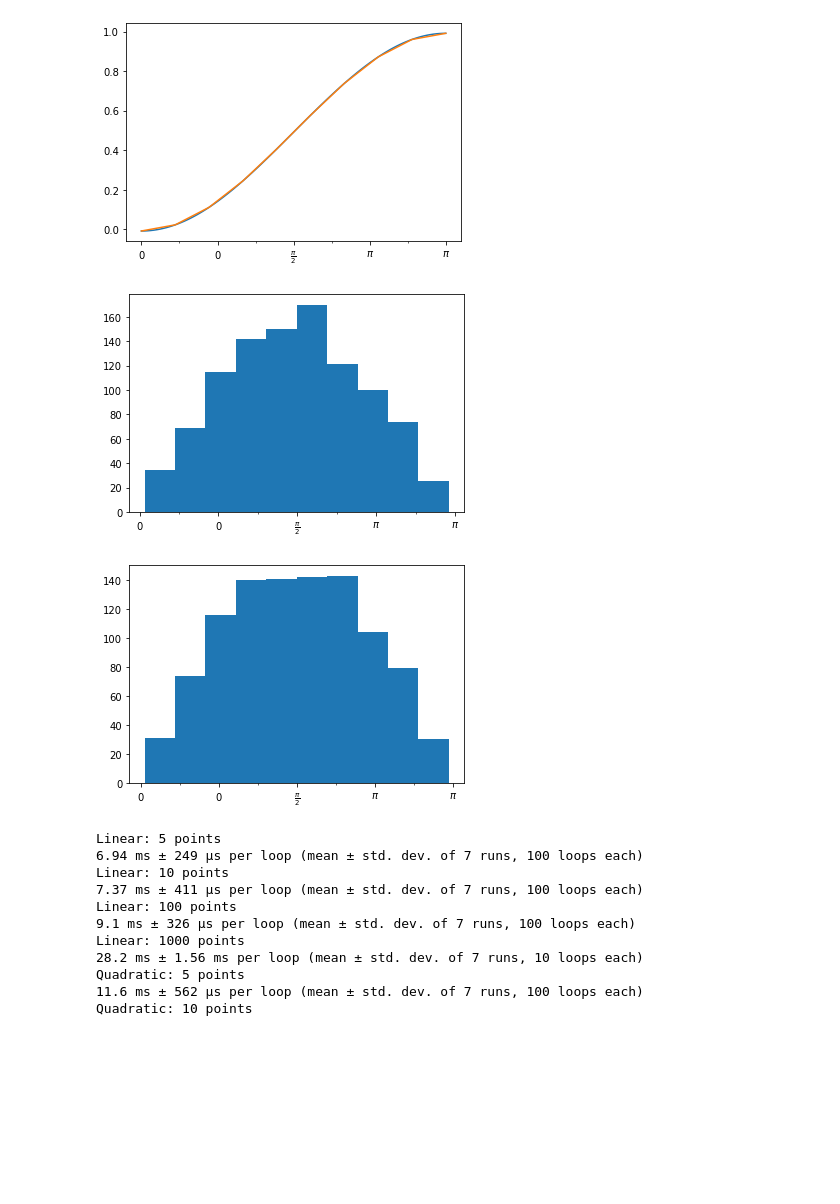
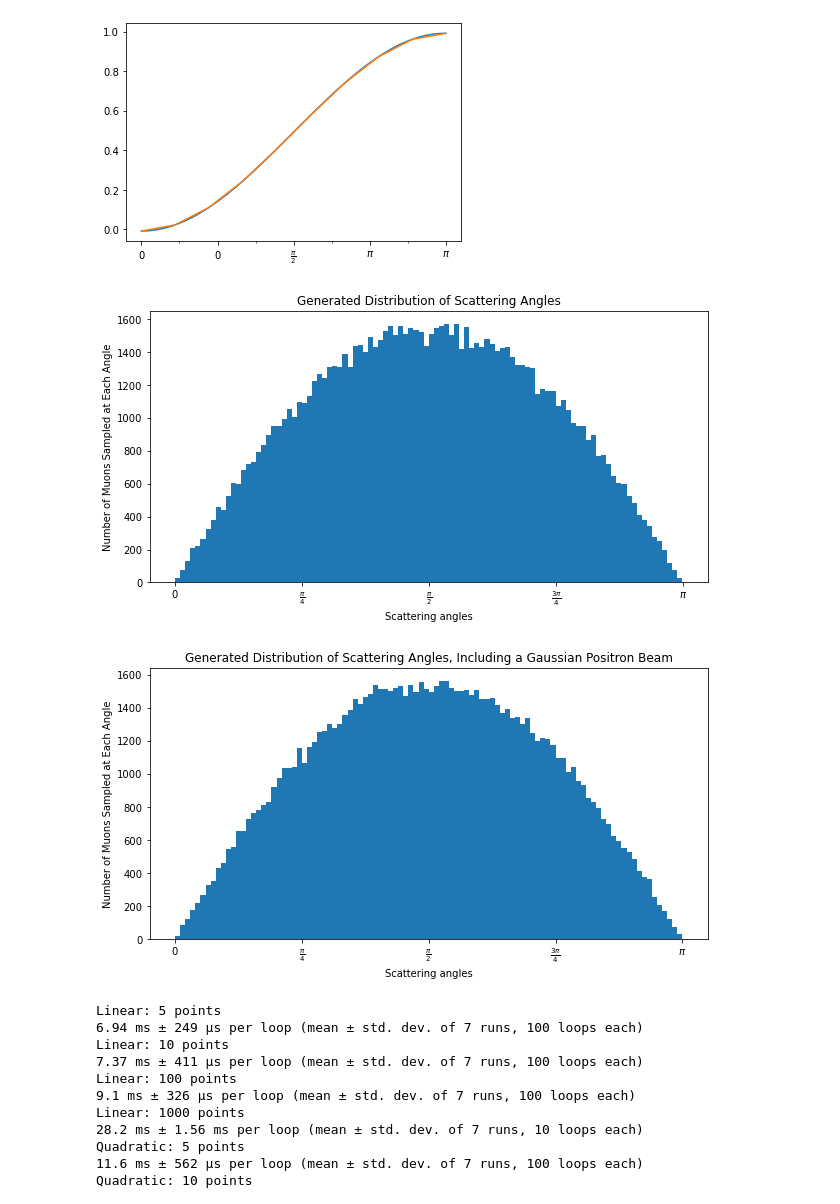
Before and after one commit to jjackson1994/Muon_Project, a Jupyter notebook: DanielsFunctionsCross-sectionsAndProbabilities.ipynb, the cells around one changed output. Saved outputs shown, nothing was run; the diff lists cells and outputs as text; code cells hidden in the pictures; blank space fills up the shorter version.

Commit message:
Added positron beam considerations to my part 4 notebook

```diff
--- a/DanielsFunctionsCross-sectionsAndProbabilities.ipynb
+++ b/DanielsFunctionsCross-sectionsAndProbabilities.ipynb
@@ -69,11 +69,11 @@ def thetaGen3(howMany):#howMany - the number of thetas to generate #s - CoM ener
     fwhm = 500 #MeV
     std = fwhm/(2*np.sqrt(2*np.log(2)))
     E_lab = npr.normal(loc = E_lab_mean, scale = std, size = howMany)
-    s = 2*me2+2*m_e*E_lab
+    si = 2*me2+2*m_e*E_lab
     theta = np.linspace(0,np.pi,100) #theta range used for inverse CDF calc
     thetas = [] #list to hold generated thetas
     for i in range(howMany):
-        CDF = [cdf(x,s[i]) for x in theta]
+        CDF = [cdf(x,si[i]) for x in theta]
     #thetaPredictor is the inverse CDF brought about using a look up table (theta,CDF) and interpolation
         thetaPredictor = interp1d(CDF, theta, kind = "linear")
         thetas.append(float(thetaPredictor(npr.uniform(min(CDF),max(CDF)))))
@@ -110,47 +110,63 @@ ax.xaxis.set_major_locator(plt.MultipleLocator(np.pi / 4))
 ax.xaxis.set_minor_locator(plt.MultipleLocator(np.pi / 8))
 ax.xaxis.set_major_formatter(plt.FuncFormatter(axp.multiple_formatter()))
 #
 
 
 #################################Testing What CDF approximation is best
 figCDF, ax = plt.subplots()
 plt.plot(theta,CDF)
 ax.xaxis.set_major_locator(plt.MultipleLocator(np.pi / 4))
 ax.xaxis.set_minor_locator(plt.MultipleLocator(np.pi / 8))
 ax.xaxis.set_major_formatter(plt.FuncFormatter(axp.multiple_formatter()))
 
 
 
 thetaSM = np.linspace(0,np.pi,10)
 CDF2 = [cdf(x,S) for x in thetaSM]
 #thetaPredictor is the inverse CDF brought about using a look up table (theta,CDF) and interpolation
 cdfPredictor = interp1d(thetaSM, CDF2, kind = 'linear')
 CDF2 = [cdfPredictor(th) for th in theta]
 plt.plot(theta,CDF2)
 
 
 #
-figThetaGen2 , ax = plt.subplots()
-generatedThetas2 = thetaGen2(1000,S)
-plt.hist(generatedThetas2)
-ax.xaxis.set_major_locator(plt.MultipleLocator(np.pi / 4))
-ax.xaxis.set_minor_locator(plt.MultipleLocator(np.pi / 8))
-ax.xaxis.set_major_formatter(plt.FuncFormatter(axp.multiple_formatter()))
+figThetaGen2 , ax = plt.subplots(figsize = (10,5))
+generatedThetas = thetaGen2(int(10e4),S)
+hist = plt.hist(generatedThetas, bins = 100)
+y = hist[0]
+binEdge = hist[1]
+bincenters = 0.5 * (binEdge[1:]+binEdge[:-1])
+binwidth = binEdge[1]-binEdge[0]
+plt.title('Generated Distribution of Scattering Angles')
+plt.ylabel('Number of Muons Sampled at Each Angle')
+plt.xlabel('Scattering angles')
+xlables = ['0',r'$\frac{\pi}{4}$',r'$\frac{\pi}{2}$',r'$\frac{3\pi}{4}$',r'$\pi$']
+xlocations = [0,np.pi/4,np.pi/2,3*np.pi/4,np.pi]
+plt.xticks(ticks = xlocations, labels = xlables)
+plt.show()
 #
 #
-figThetaGen3 , ax = plt.subplots()
-generatedThetas3 = thetaGen3(1000)
-plt.hist(generatedThetas3)
-ax.xaxis.set_major_locator(plt.MultipleLocator(np.pi / 4))
-ax.xaxis.set_minor_locator(plt.MultipleLocator(np.pi / 8))
-ax.xaxis.set_major_formatter(plt.FuncFormatter(axp.multiple_formatter()))
+figThetaGen3 , ax = plt.subplots(figsize = (10,5))
+generatedThetas = thetaGen3(int(10e4))
+hist = plt.hist(generatedThetas, bins = 100)
+y = hist[0]
+binEdge = hist[1]
+bincenters = 0.5 * (binEdge[1:]+binEdge[:-1])
+binwidth = binEdge[1]-binEdge[0]
+plt.title('Generated Distribution of Scattering Angles, Including a Gaussian Positron Beam')
+plt.ylabel('Number of Muons Sampled at Each Angle')
+plt.xlabel('Scattering angles')
+xlables = ['0',r'$\frac{\pi}{4}$',r'$\frac{\pi}{2}$',r'$\frac{3\pi}{4}$',r'$\pi$']
+xlocations = [0,np.pi/4,np.pi/2,3*np.pi/4,np.pi]
+plt.xticks(ticks = xlocations, labels = xlables)
+plt.show()
 # %% [output]
 [figure]
 [figure]
 [figure]
 [figure]
-[figure, old version]
+[figure, new version]
-[figure, old version]
+[figure, new version]
 # %%
 import timeit
 def CDFtimeTest(size,kind):
```
Also changed, not shown: 1 other file.
